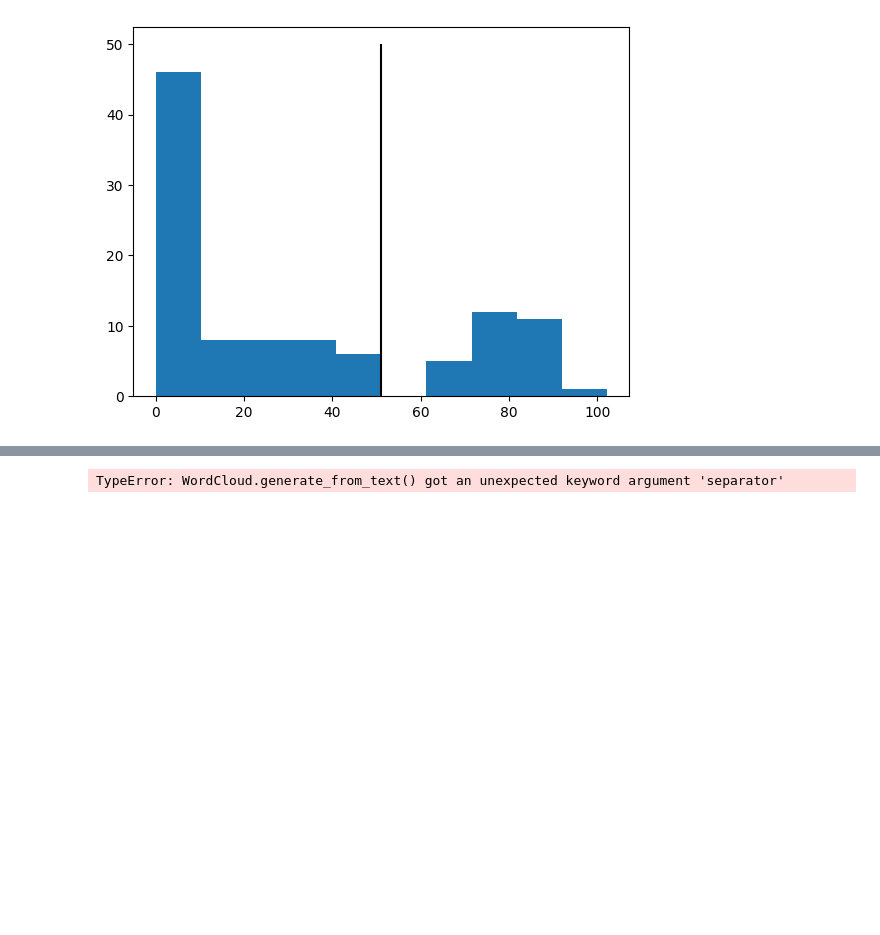
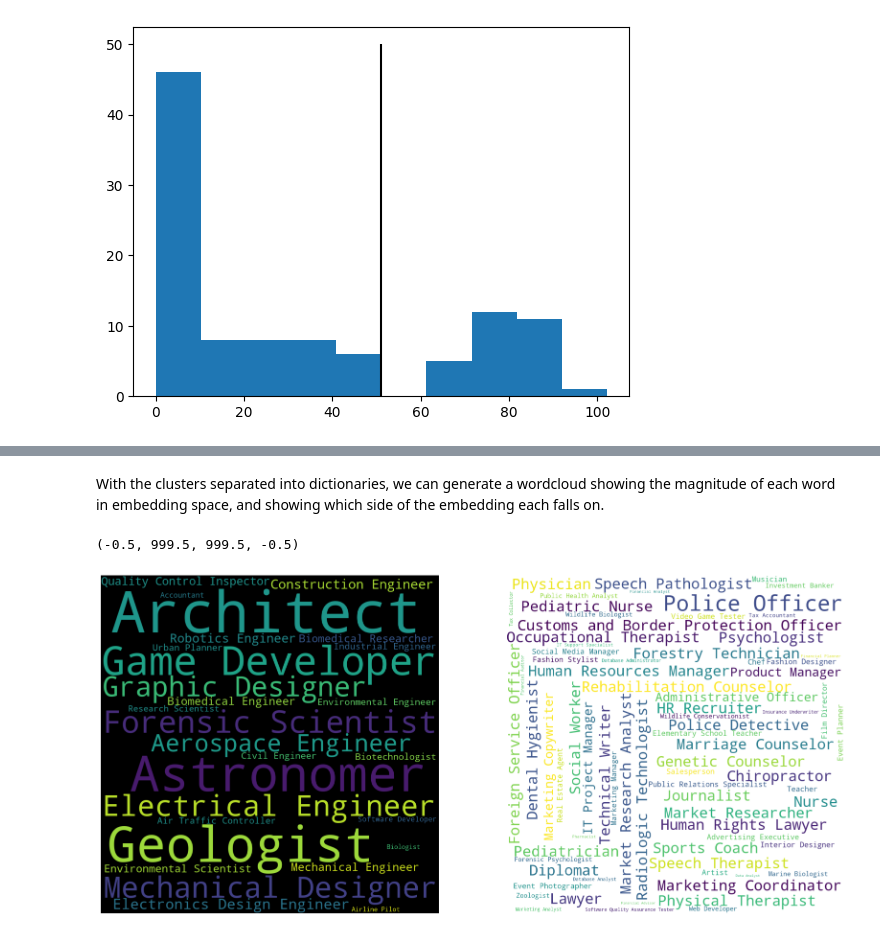
Before and after one commit to ruc-data-viz/2024-spring-class-10, a Jupyter notebook: notebooks/notebook_06_intro_to_pytorch.ipynb, the cells around one changed output, grey strips where cells are left out. Drawn from its saved outputs; the diff is of its cells as text; code cells hidden in the pictures; blank space fills up the shorter version.

```diff
--- a/notebooks/notebook_06_intro_to_pytorch.ipynb
+++ b/notebooks/notebook_06_intro_to_pytorch.ipynb
@@ -406,20 +425,39 @@ Name: Career, Length: 76, dtype: object
+# %%
+career_df["Absolute Embedding"] = np.abs(career_df["Embedding"])
+
+words_cluster0 = career_df[career_df["Cluster"] == 0][
+    ["Career", "Absolute Embedding"]
+]
+words_cluster1 = career_df[career_df["Cluster"] == 1][
+    ["Career", "Absolute Embedding"]
+]
+
+dict_cluster0 = words_cluster0.set_index("Career").to_dict()[
+    "Absolute Embedding"
+]
+dict_cluster1 = words_cluster1.set_index("Career").to_dict()[
+    "Absolute Embedding"
+]
+# %% [markdown]
+With the clusters separated into dictionaries, we can generate a wordcloud showing the magnitude of each word in embedding space, and showing which side of the embedding each falls on.
 # %%
 from wordcloud import WordCloud
 
 text_cluster0 = ", ".join(words_cluster0)
 text_cluster1 = ", ".join(words_cluster1)
 wordcloud_cluster0 = WordCloud(
-    width=600, height=1000, background_color="black"
-).generate(text_cluster0)
+    width=1000, height=1000, background_color="black"
+).generate_from_frequencies(dict_cluster0)
 wordcloud_cluster1 = WordCloud(
-    width=600, height=1000, background_color="white"
-).generate(text_cluster1)
+    width=1000, height=1000, background_color="white"
+).generate_from_frequencies(dict_cluster1)
 
-fig, axes = plt.subplots(1, 2, figsize=(10, 10))
+fig, axes = plt.subplots(1, 2, figsize=(20, 10))
 
 axes[0].imshow(wordcloud_cluster0)
 axes[1].imshow(wordcloud_cluster1)
 axes[0].axis("off")
 axes[1].axis("off")
 # %% [output]
-TypeError: WordCloud.generate_from_text() got an unexpected keyword argument 'separator'
+(-0.5, 999.5, 999.5, -0.5)
+[figure, added]
```
Also changed, not shown: parts of 19 cells of this notebook.
